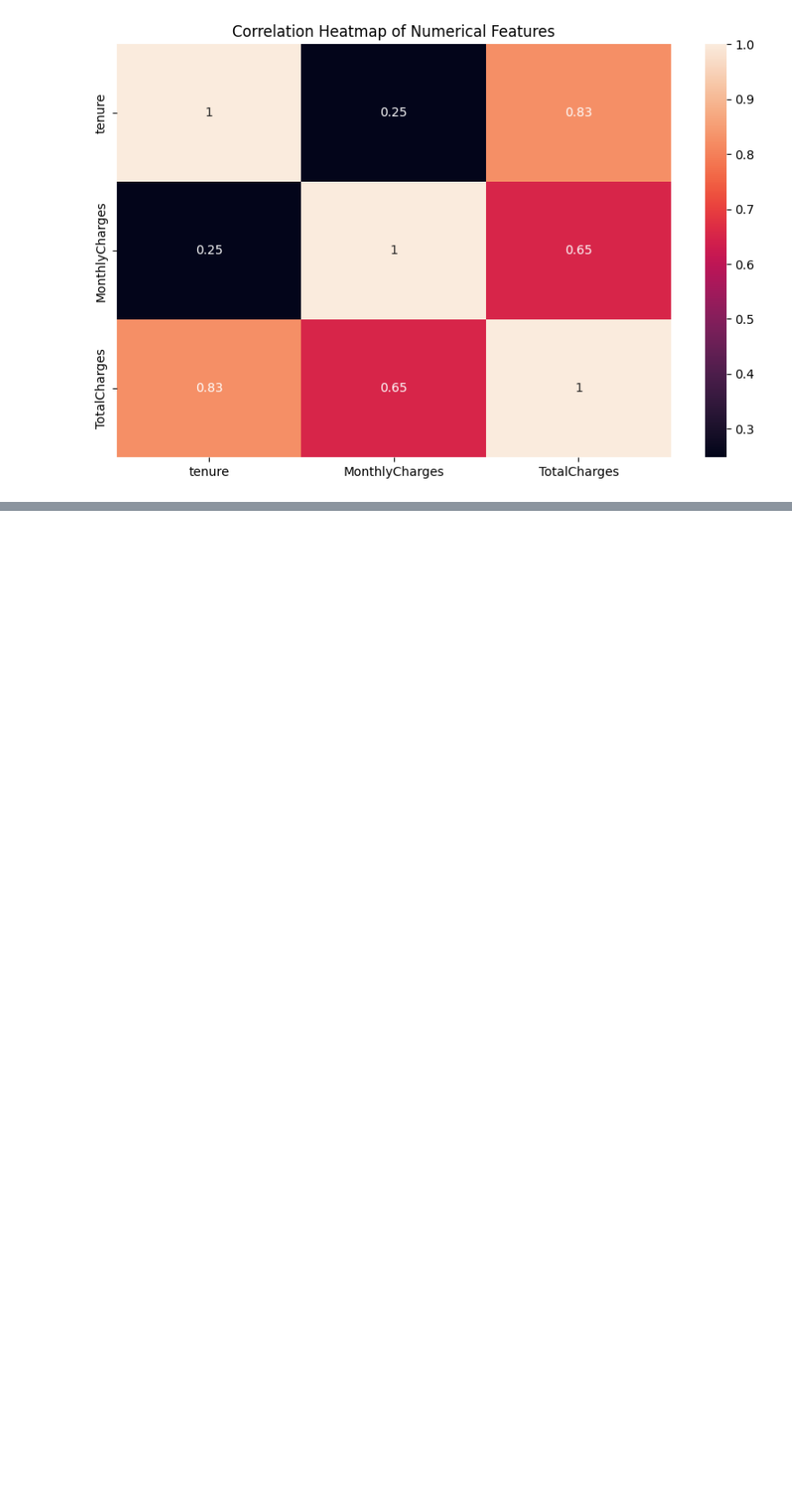
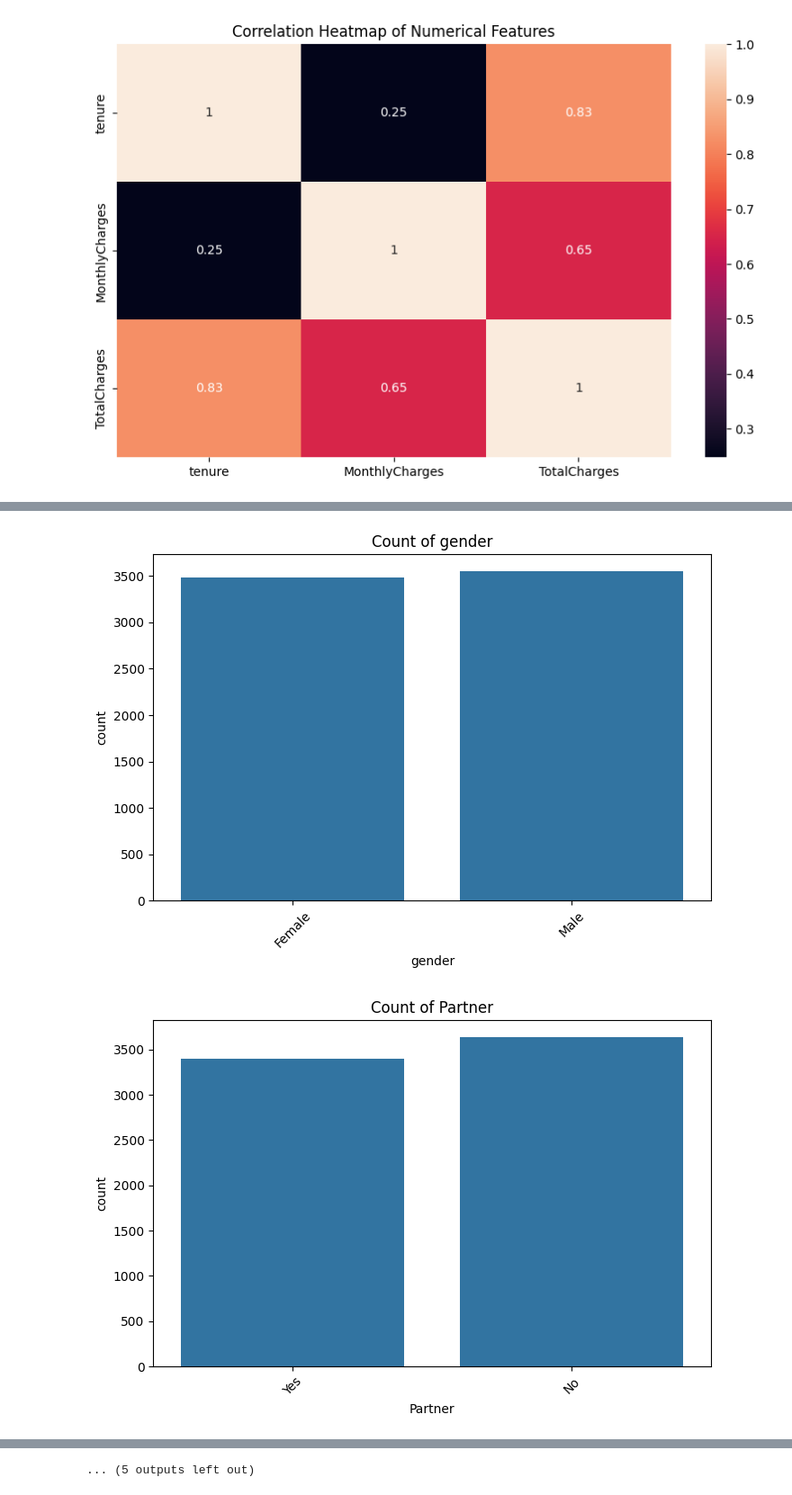
Before and after one commit to Anurag-Warthi/Machine-Learning-Projects, a Jupyter notebook: Machine Learning Projects/Customer Churn/Churn.ipynb, the cells around one changed output, grey strips where cells are left out. Shown at 90% size. Drawn from its saved outputs; the diff is of its cells as text; code cells hidden in the pictures; blank space fills up the shorter version.

Commit message:
New commit to churn file

```diff
--- a/Machine Learning Projects/Customer Churn/Churn.ipynb
+++ b/Machine Learning Projects/Customer Churn/Churn.ipynb
@@ -234,0 +246,4 @@ plt.show()
+# %%
+object_cols = churn_df.select_dtypes(include="object").columns.to_list()
+object_cols += ['SeniorCitizen']
+object_cols
@@ -234,0 +268,10 @@ plt.show()
+# %%
+for col in object_cols:
+    plt.figure(figsize=(8, 5))
+    sns.countplot(data=churn_df, x=col)
+    plt.title(f'Count of {col}')
+    plt.xticks(rotation=45)
+    plt.show()
+# %% [output]
+[figure, added]
+[figure, added]
@@ -234,0 +288 @@ plt.show()
+... (5 outputs left out)
```
Also changed, not shown: parts of 4 cells of this notebook.
